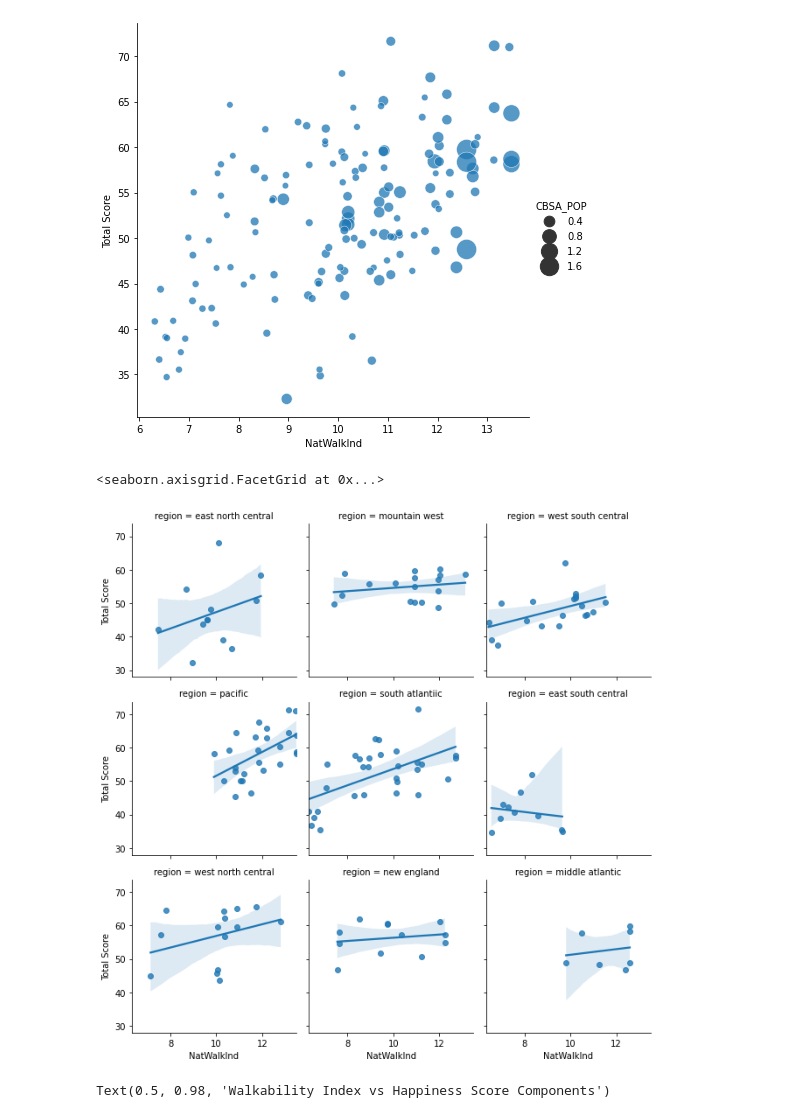
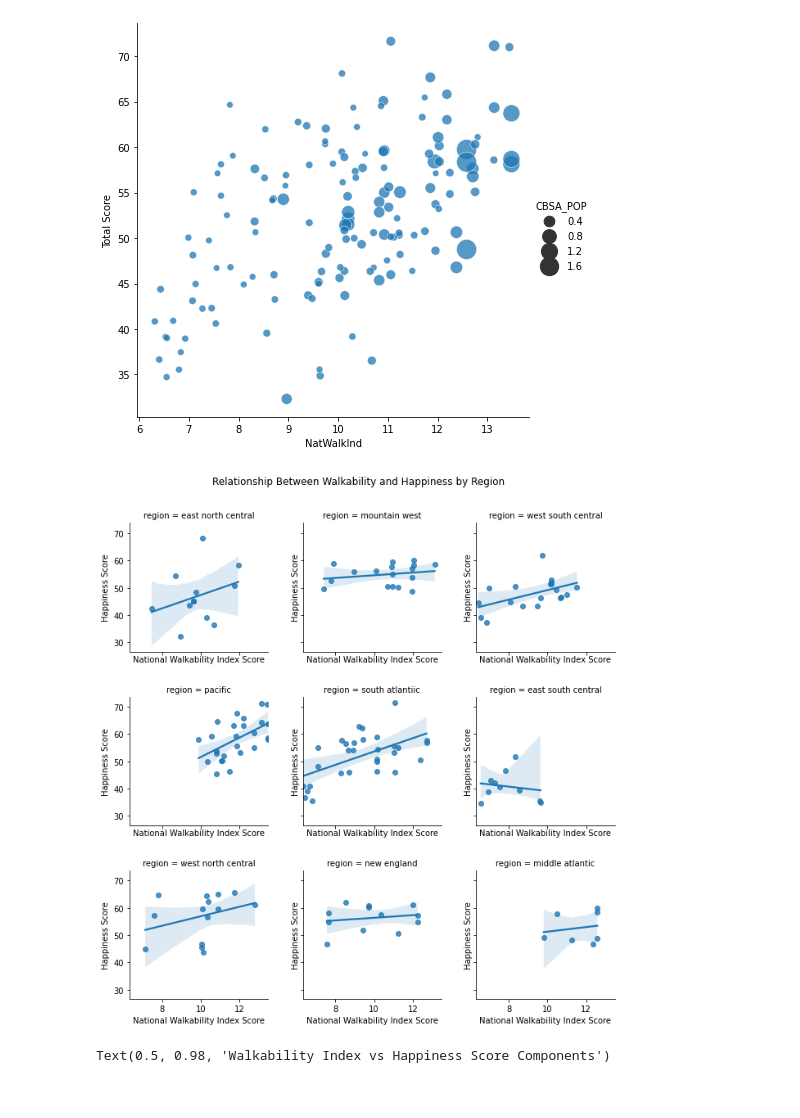
Before and after one commit to haleyej/330_final_project, a Jupyter notebook: process_data.ipynb, the cells around one changed output. Drawn from its saved outputs; the diff is of its cells as text; code cells hidden in the pictures.

Commit message:
improving plots

```diff
--- a/process_data.ipynb
+++ b/process_data.ipynb
@@ -278,9 +285,12 @@ g = sns.relplot(x = "NatWalkInd", y = "Total Score", size = "CBSA_POP",
 # %%
 g = sns.FacetGrid(df, col="region", col_wrap = 3)
 g.map(sns.regplot, "NatWalkInd", "Total Score")
+g.set(xlabel = 'National Walkability Index Score', ylabel = 'Happiness Score')
+
+g.fig.suptitle("Relationship Between Walkability and Happiness by Region", y = 1.05)
+g.fig.subplots_adjust(wspace = 0.25, hspace = 0.35)
 # %% [output]
-<seaborn.axisgrid.FacetGrid at 0x...>
-[figure, old version]
+[figure, new version]
 # %%
 fig, axes = plt.subplots(1, 3, sharey= True)
 fig.set_size_inches(15, 7.5)
```
Also changed, not shown: parts of 2 cells of this notebook.
